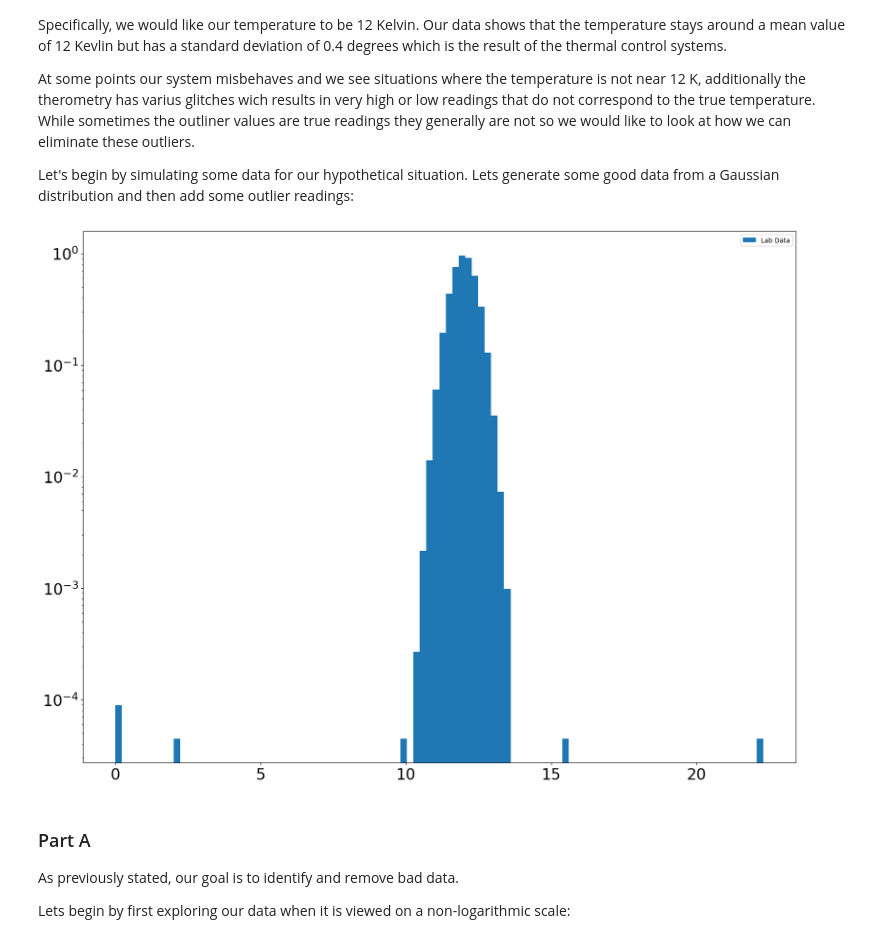
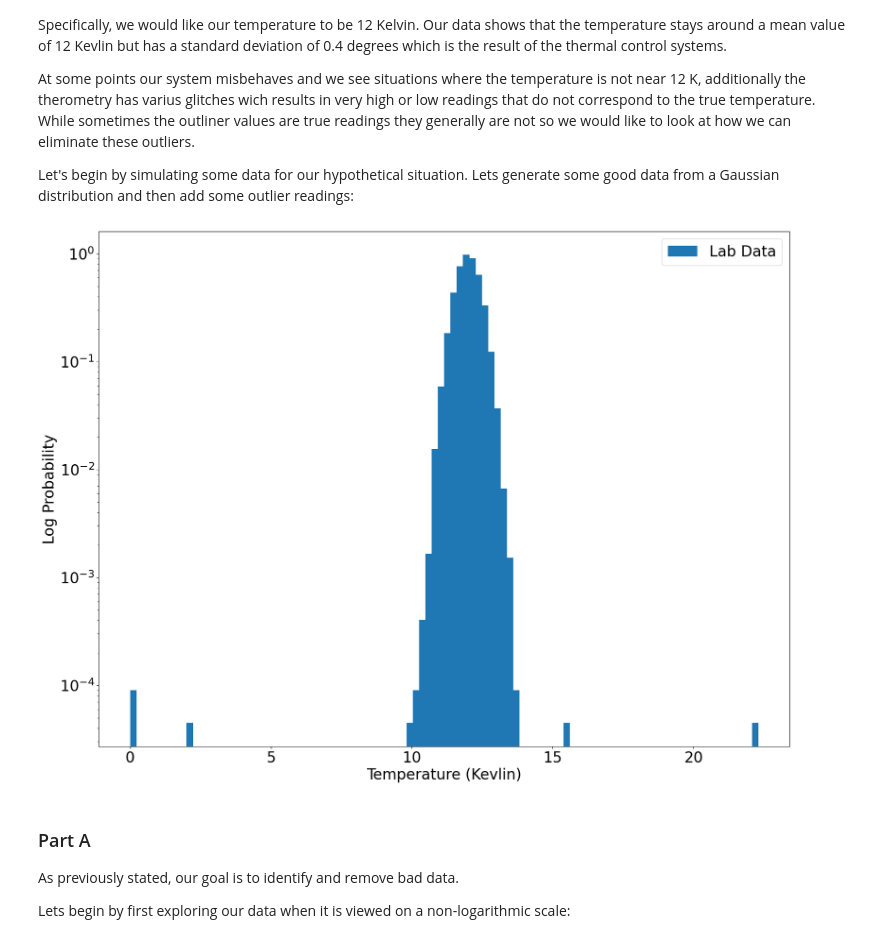
Before and after one commit to williamdolsen/phys434-21au, a Jupyter notebook: labs/lab3/lab3.ipynb, the cells around one changed output. Drawn from its saved outputs; the diff is of its cells as text; code cells hidden in the pictures.

```diff
--- a/labs/lab3/lab3.ipynb
+++ b/labs/lab3/lab3.ipynb
@@ -32,22 +32,24 @@ Let's begin by simulating some data for our hypothetical situation.  Lets genera
 # %%
 # distirbution information
 mean_temp = 12
 std_temp = 0.4
 
 # generation of good points and bad points
 true_data_N = 100000
 outliers = [10., 10.3, 2.1, 0., 0., 15.6, 22.3, 12.7]
 draw = np.append(stats.norm.rvs(loc=mean_temp, scale=std_temp, size=true_data_N), outliers)
 
 # plotting
 fig, ax = plt.subplots(1, 1)
 ax.hist(draw, 100, density=True, label="Lab Data")
 plt.tick_params(labelsize = 24)
 plt.yscale('log')
-plt.legend()
+plt.xlabel('Temperature (Kevlin)', fontsize=24)
+plt.ylabel('Log Probability', fontsize=24)
+plt.legend(fontsize=24)
 plt.show()
 # %% [output]
-[figure, old version]
+[figure, new version]
 # %% [markdown]
 ### Part A
 
```
Also changed, not shown: parts of 9 cells of this notebook.
